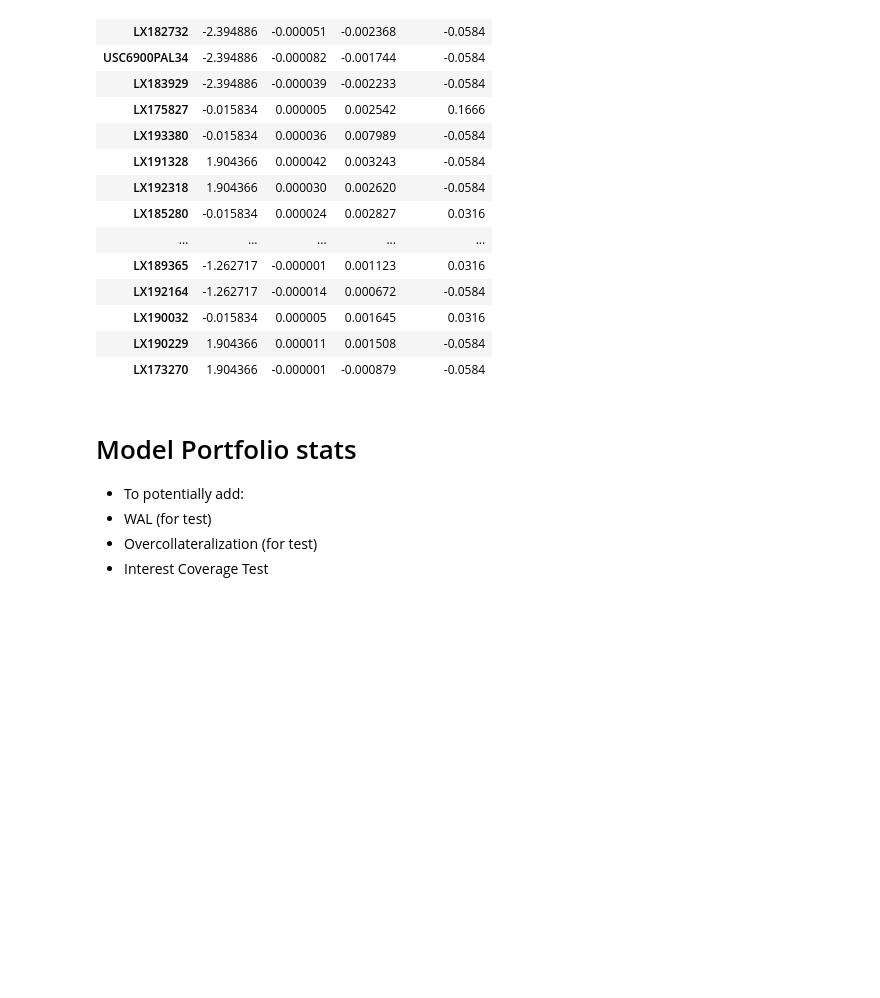
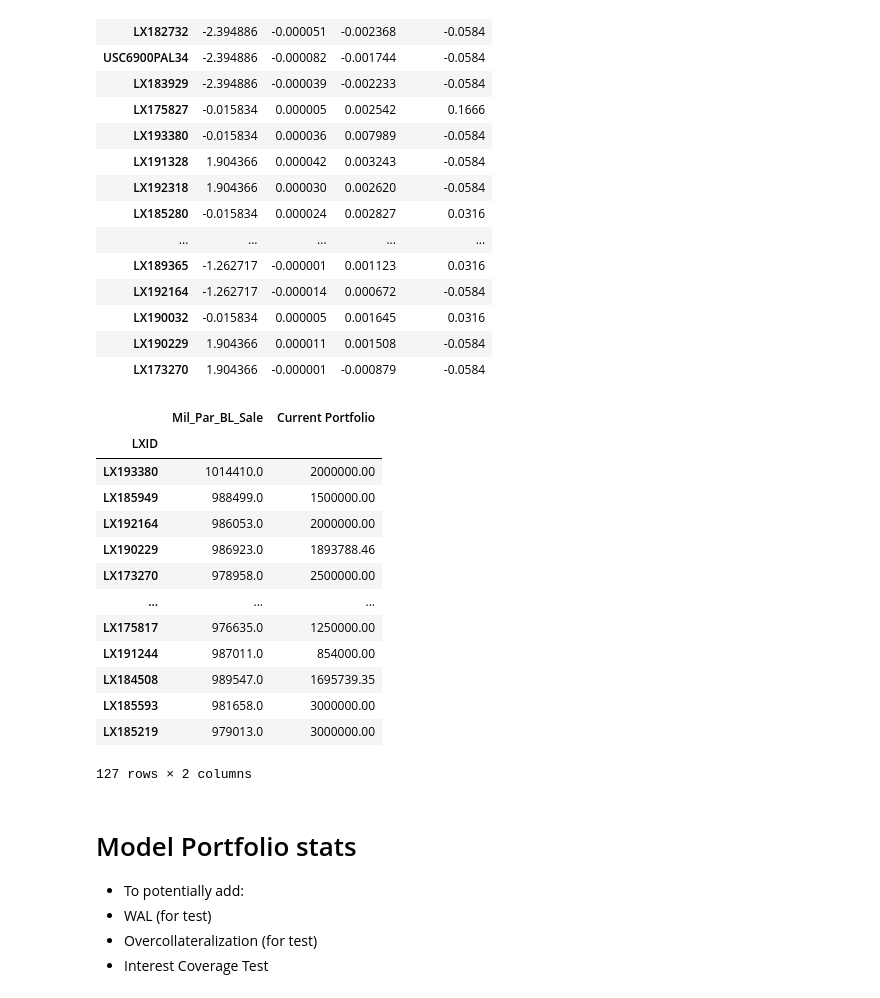
Before and after one commit to joshknechtel-gs/RM-IT, a Jupyter notebook: CLO Model Portfolio-Working.ipynb, the cells around one changed output. Saved outputs shown, nothing was run; the diff lists cells and outputs as text; code cells hidden in the pictures; blank space fills up the shorter version.

```diff
--- a/CLO Model Portfolio-Working.ipynb
+++ b/CLO Model Portfolio-Working.ipynb
@@ -639,6 +677,23 @@ model_port[['MC WARF','MC WAS', 'MC WAPP', 'MC Div Score']].head(20)
 | LX190032 | -0.015834 | 0.000005 | 0.001645 | 0.0316 |
 | LX190229 | 1.904366 | 0.000011 | 0.001508 | -0.0584 |
 | LX173270 | 1.904366 | -0.000001 | -0.000879 | -0.0584 |
+# %%
+model_port.loc[model_port['Current Portfolio']>0,['Mil_Par_BL_Sale','Current Portfolio']]
+# %% [output]
+|  | Mil_Par_BL_Sale | Current Portfolio |
+| LXID |  |  |
+| LX193380 | 1014410.0 | 2000000.00 |
+| LX185949 | 988499.0 | 1500000.00 |
+| LX192164 | 986053.0 | 2000000.00 |
+| LX190229 | 986923.0 | 1893788.46 |
+| LX173270 | 978958.0 | 2500000.00 |
+| ... | ... | ... |
+| LX175817 | 976635.0 | 1250000.00 |
+| LX191244 | 987011.0 | 854000.00 |
+| LX184508 | 989547.0 | 1695739.35 |
+| LX185593 | 981658.0 | 3000000.00 |
+| LX185219 | 979013.0 | 3000000.00 |
+127 rows × 2 columns
 # %% [markdown]
 # Model Portfolio stats
 - To potentially add:
```
Also changed, not shown: parts of 12 cells of this notebook.
